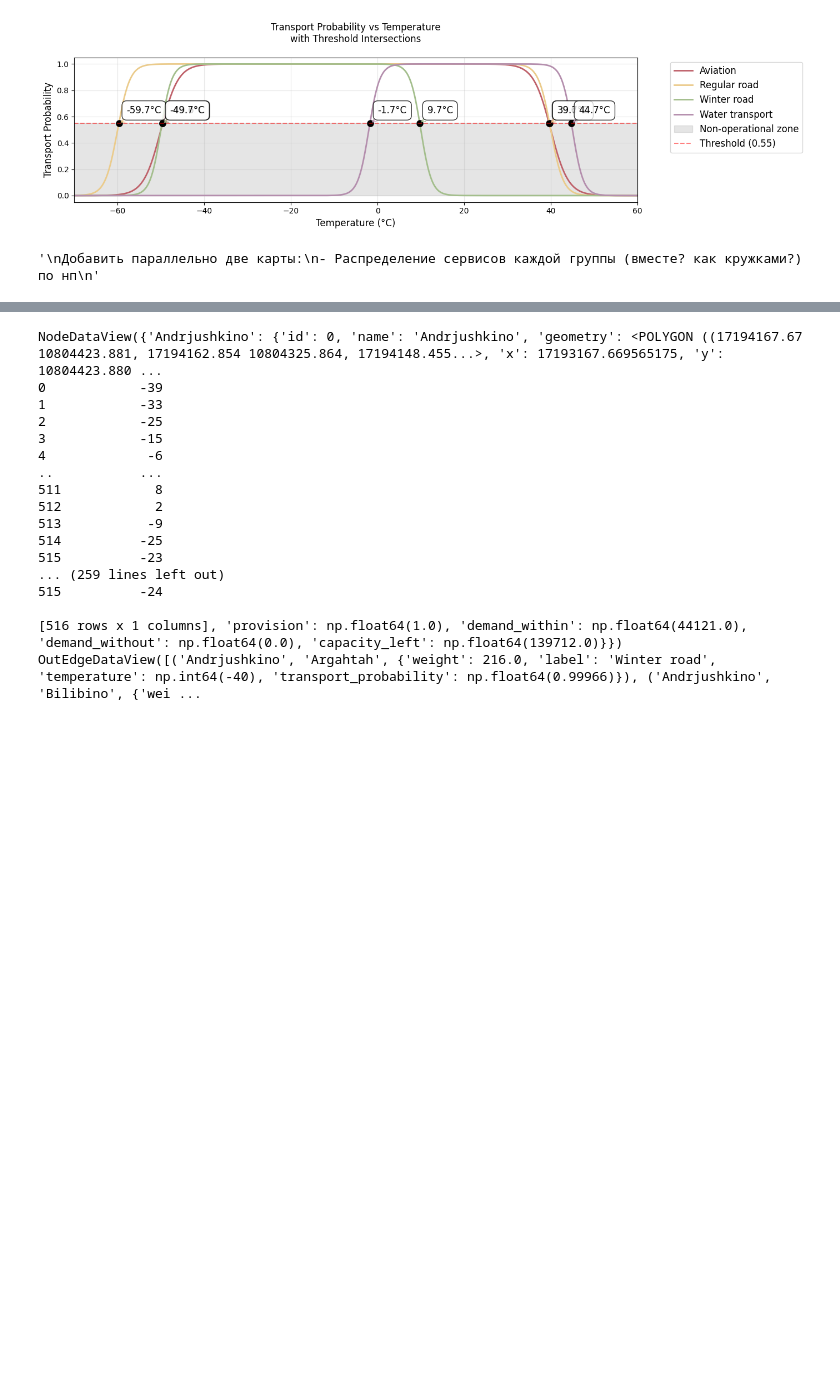
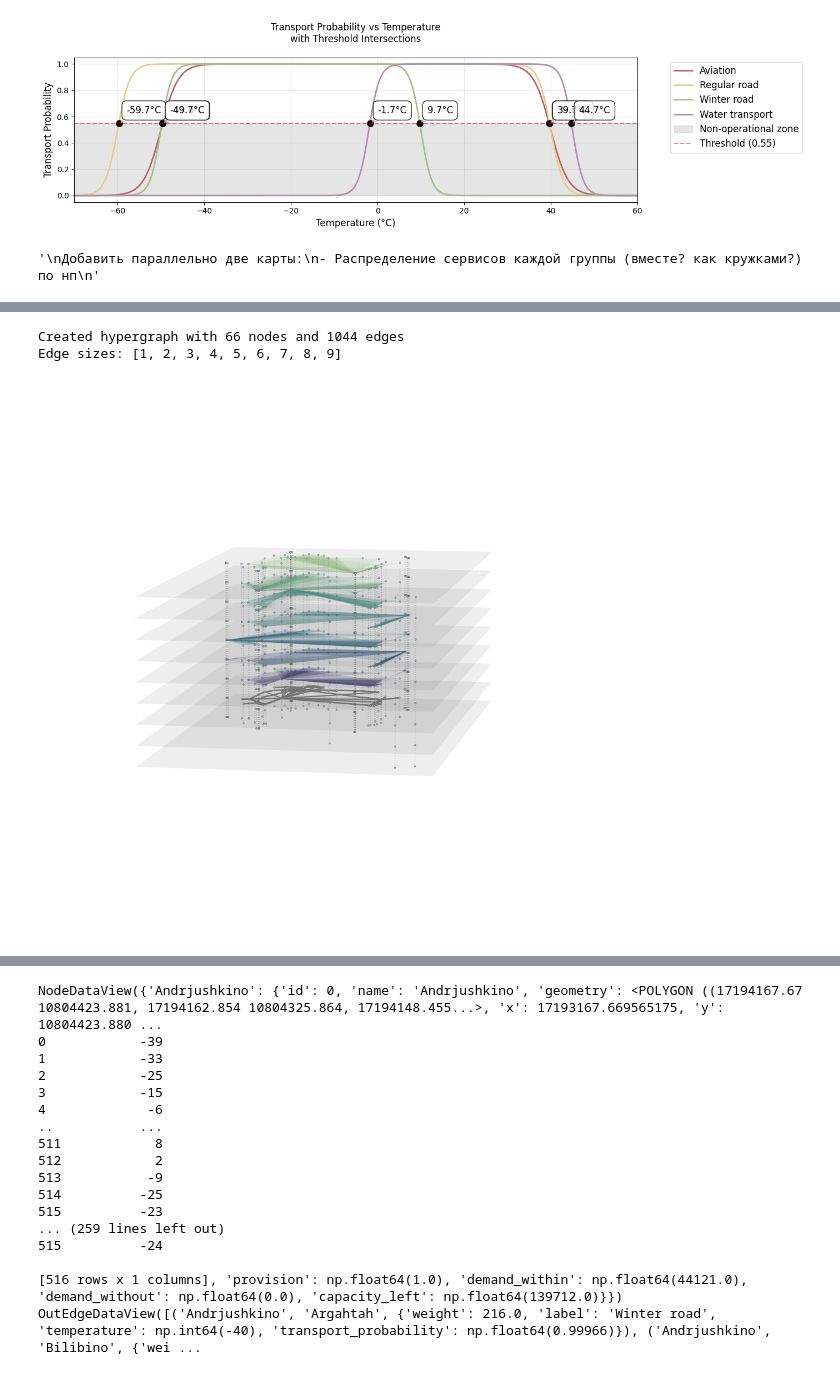
Before and after one commit to GeorgeKontsevik/season_framed_multilayer_arctic_network_model, a Jupyter notebook: new_notebooks/1_yakut_chuk copy.ipynb, the cells around one changed output, grey strips where cells are left out. Saved outputs shown, nothing was run; the diff lists cells and outputs as text; code cells hidden in the pictures; blank space fills up the shorter version.

Commit message:
feat/multi-layer network new figure

```diff
--- a/new_notebooks/1_yakut_chuk copy.ipynb
+++ b/new_notebooks/1_yakut_chuk copy.ipynb
@@ -115,13 +117,13 @@ from plotter_heatmap_prov_node import plot_provision_evolution_by_node
 # Store results for each settlement and service
 all_results = {}
 
-for SETTL_NAME in ["yakut_chuk"]:
+for SETTL_NAME in ["yanao_kras"]:
     print("=" * 10, SETTL_NAME, "=" * 10)
 
     # Initialize settlement results
     all_results[SETTL_NAME] = {}
     # service_list
-    for SERVICE_NAME in ["port"]:
+    for SERVICE_NAME in service_list:
         print("||" * 10, SERVICE_NAME, "||" * 10)
 
         CLIMATE_DATA_FILE_NAME = f"df_climate_{SETTL_NAME}.csv"
@@ -139,7 +141,7 @@ for SETTL_NAME in ["yakut_chuk"]:
         df_monthly_list = call_nasa(blocks_gdf, CLIMATE_DATA_FILE_NAME)
         G_undirected = add_temp_to_g(G_undirected, df_monthly_list)
 
-        range_year = range(12)
+        range_months = range(12)  # Starting 1982
 
         net = create_agglomeration_network(
             graph=G_undirected,
@@ -149,7 +151,7 @@ for SETTL_NAME in ["yakut_chuk"]:
         )
 
         net.run_all_steps(
-            range_year,
+            range_months,
             service_radius_minutes=SERVICE_RADIUS_MINUTES,
             base_demand=CONST_BASE_DEMAND,
             service_name=SERVICE_NAME,
@@ -215,0 +325,49 @@ Final operational_ranges: {'Aviation': [(-49.6, 39.6)], 'Regular road': [(-59.7,
+# %%
+import xgi
+import matplotlib.pyplot as plt
+
+# Create single hypergraph with different edge sizes per service
+H = xgi.Hypergraph()
+
+# Add edges with different sizes for each service to create layers
+for service_idx, service in enumerate(service_list[:8]):  # Use all 11 services
+    nx_graph = all_results["yanao_kras"][service]["graphs"][0]
+
+    # Create edges of size (service_idx + 2) for each service
+    edge_size = service_idx + 2  # Service 0 → size 2, Service 1 → size 3, etc.
+
+    # Add service identifier nodes for this edge size
+    service_nodes = [f"SERVICE_{service}_{i}" for i in range(edge_size - 2)]
+    H.add_nodes_from(service_nodes)
+
+    for edge in nx_graph.edges():
+        # Create hyperedge of desired size
+        hyperedge = list(edge) + service_nodes  # Original edge + service nodes
+        H.add_edge(hyperedge)
+
+print(f"Created hypergraph with {H.num_nodes} nodes and {H.num_edges} edges")
+print(f"Edge sizes: {sorted(set(H.edges.size.aslist()))}")
+
+# XGI multilayer visualization
+pos = xgi.barycenter_spring_layout(H, seed=42)
+fig = plt.figure(figsize=(12, 15))
+ax = fig.add_subplot(111, projection="3d")
+
+xgi.draw_multilayer(
+    H,
+    pos=pos,
+    ax=ax,
+    #    layer_color=['red', 'green', 'blue'],
+    node_fc="lightblue",
+    sep=0.07,
+    h_angle=8,
+    v_angle=10,
+    alpha=0.1,
+    node_size=2,
+    node_lw=0.2,
+)
+plt.show()
+# %% [output]
+Created hypergraph with 66 nodes and 1044 edges
+Edge sizes: [1, 2, 3, 4, 5, 6, 7, 8, 9]
+[figure, added]
```
Also changed, not shown: parts of 14 cells of this notebook, 1 other file.
